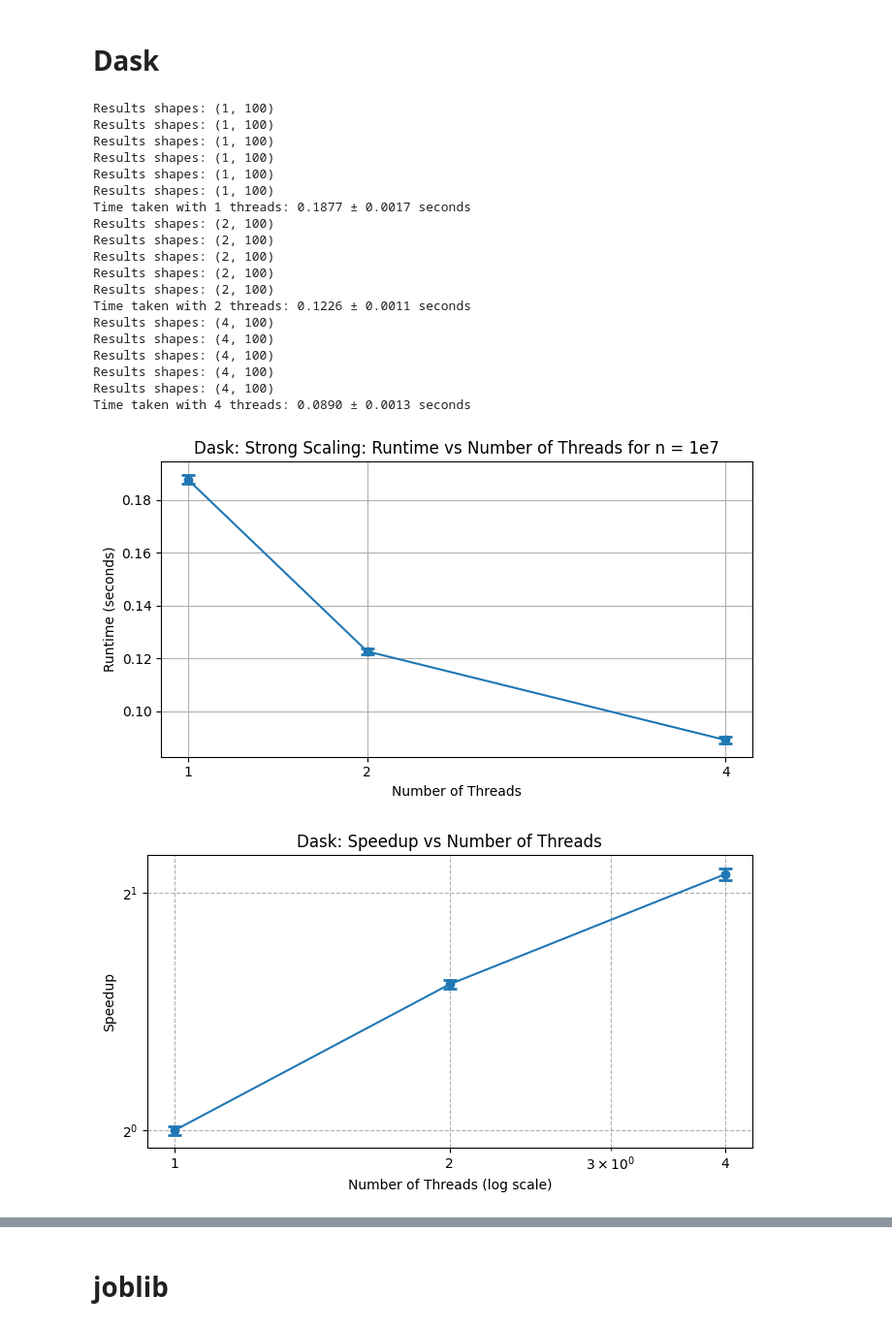
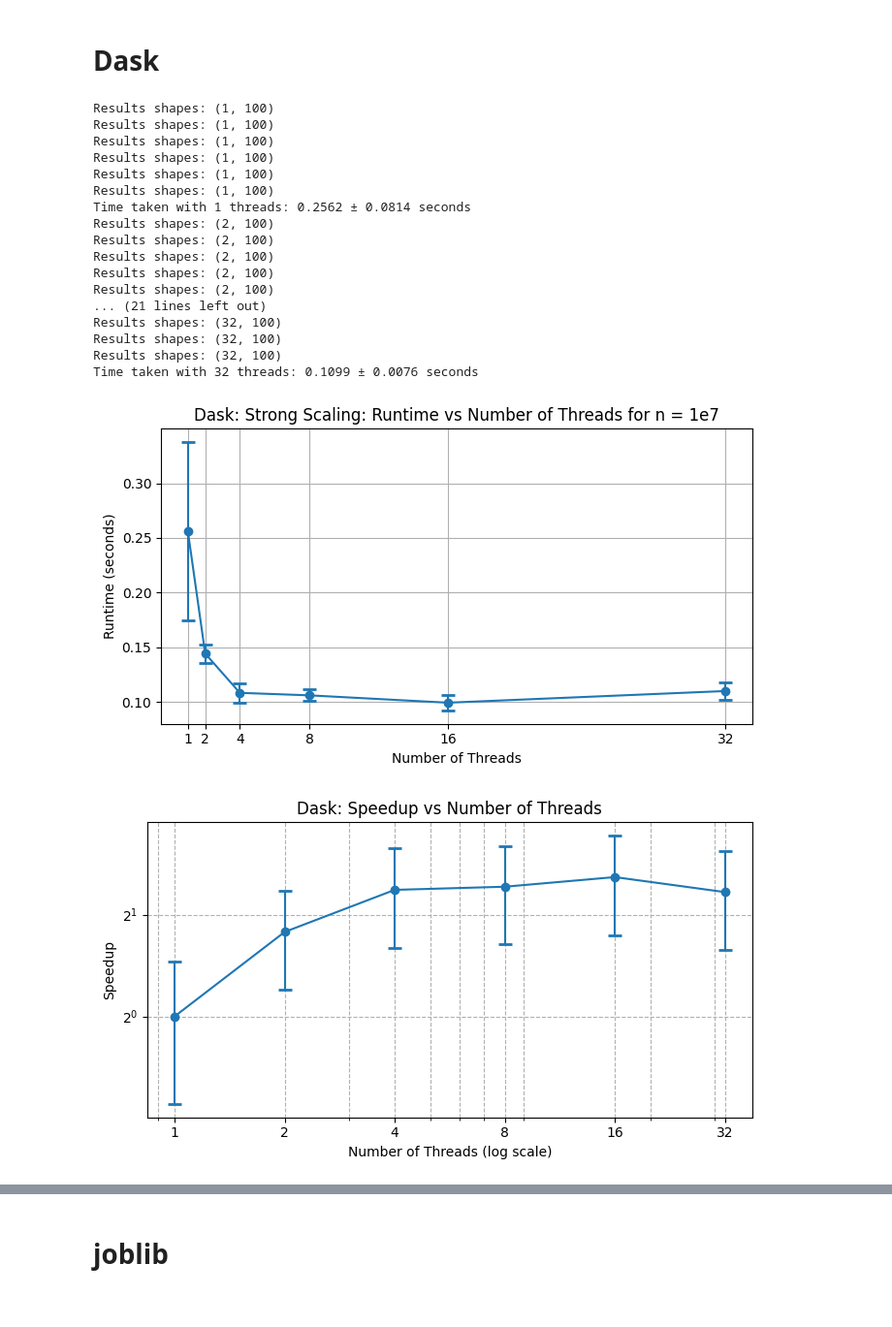
Before and after one commit to desaiamogh31/utd-hpc-course-repo, a Jupyter notebook: hw4/src/lorentz.ipynb, the cells around one changed output, grey strips where cells are left out. Shown at 97% size. Saved outputs shown, nothing was run; the diff lists cells and outputs as text; code cells hidden in the pictures.

```diff
--- a/hw4/src/lorentz.ipynb
+++ b/hw4/src/lorentz.ipynb
@@ -341,7 +344,7 @@ import matplotlib.pyplot as plt
 n=1e7
 times=[]
 errors=[]
-thread_counts = [1, 2, 4]
+thread_counts = [1, 2, 4, 8, 16, 32]
 #Warmup run to initialize multiprocessing
 local_dry_run = ppe_lorentz.run_ppe(1e6, max_workers=1)
 del local_dry_run  # Free memory from warmup run
@@ -532,7 +537,7 @@ import matplotlib.pyplot as plt
 n=1e7
 times=[]
 errors=[]
-thread_counts = [1, 2, 4]
+thread_counts = [1, 2, 4, 8, 16, 32]
 #WARMUP RUN
 local_dry_run = dask_lorentz.run_dask(n, n_tasks=1)  # Warmup run to initialize Dask
 del local_dry_run  # Free memory from warmup run
@@ -561,40 +566,38 @@ p = np.array(thread_counts, dtype=float)
 s = np.array(speedup, dtype=float)
 
 # Amdahl serial fraction (undefined for p=1, keep as NaN)
 serial_fraction = np.where(
     p > 1,
     (1/s - 1/p) / (1 - 1/p),
     np.nan
 )
 plt.figure(figsize=(7, 4))
 plt.plot(thread_counts, serial_fraction, marker='o')
 plt.xscale('log', base=10)
 plt.yscale('log', base=10)
 plt.xlabel('Number of Threads (log scale)')
 plt.ylabel('Serial Fraction (log scale)')
 plt.title('Serial Fraction vs Number of Threads')
 plt.grid(True, which="both", ls="--")
 plt.tight_layout()
 plt.show()
 # %% [output]
 Results shapes: (1, 100)
 Results shapes: (1, 100)
 Results shapes: (1, 100)
 Results shapes: (1, 100)
 Results shapes: (1, 100)
 Results shapes: (1, 100)
-Time taken with 1 threads: 0.1877 ± 0.0017 seconds
+Time taken with 1 threads: 0.2562 ± 0.0814 seconds
 Results shapes: (2, 100)
 Results shapes: (2, 100)
 Results shapes: (2, 100)
 Results shapes: (2, 100)
 Results shapes: (2, 100)
-Time taken with 2 threads: 0.1226 ± 0.0011 seconds
-Results shapes: (4, 100)
-Results shapes: (4, 100)
-Results shapes: (4, 100)
-Results shapes: (4, 100)
-Results shapes: (4, 100)
-Time taken with 4 threads: 0.0890 ± 0.0013 seconds
+... (21 lines left out)
+Results shapes: (32, 100)
+Results shapes: (32, 100)
+Results shapes: (32, 100)
+Time taken with 32 threads: 0.1099 ± 0.0076 seconds
-[figure, old version]
+[figure, new version]
-[figure, old version]
+[figure, new version]
```
Also changed, not shown: parts of 7 cells of this notebook, 6 other files.
